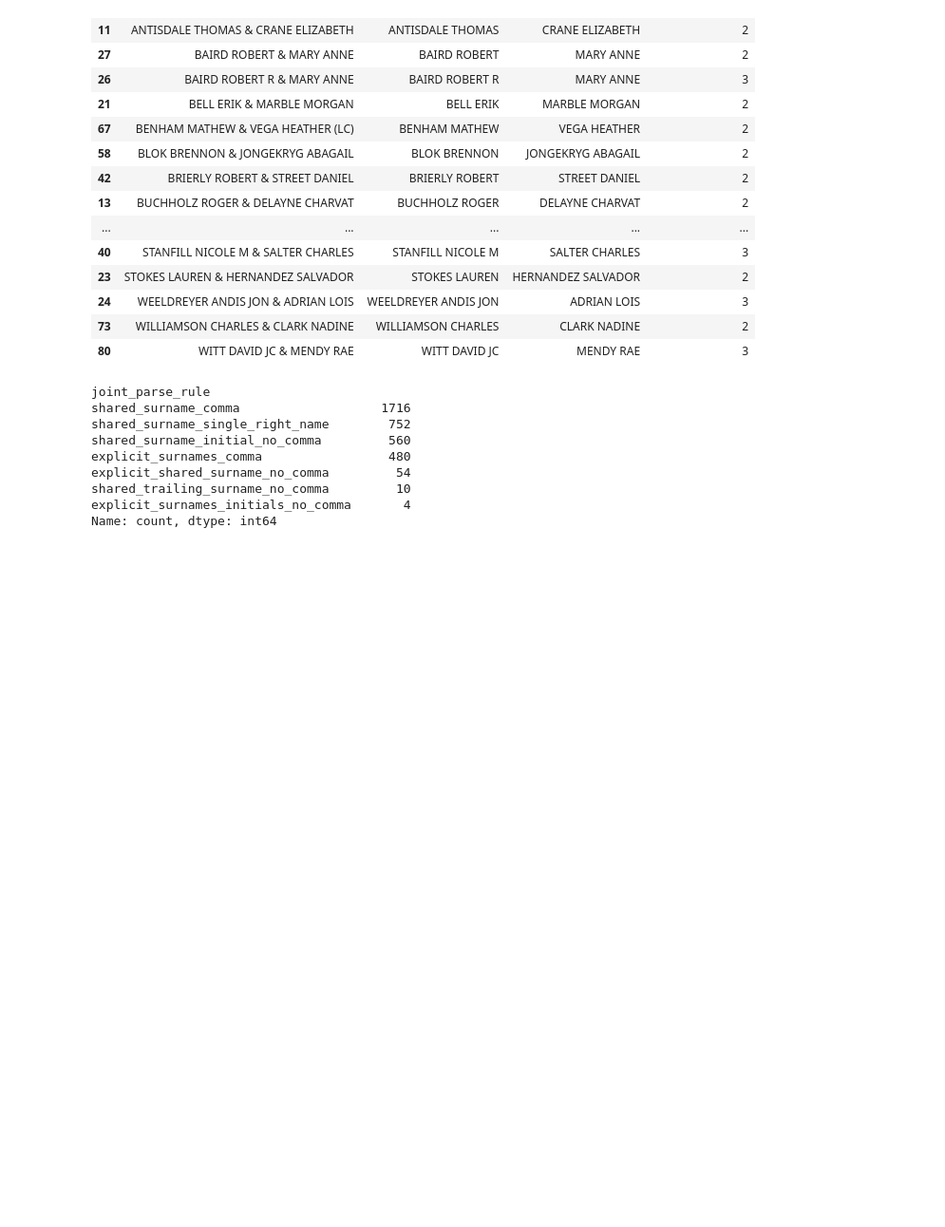
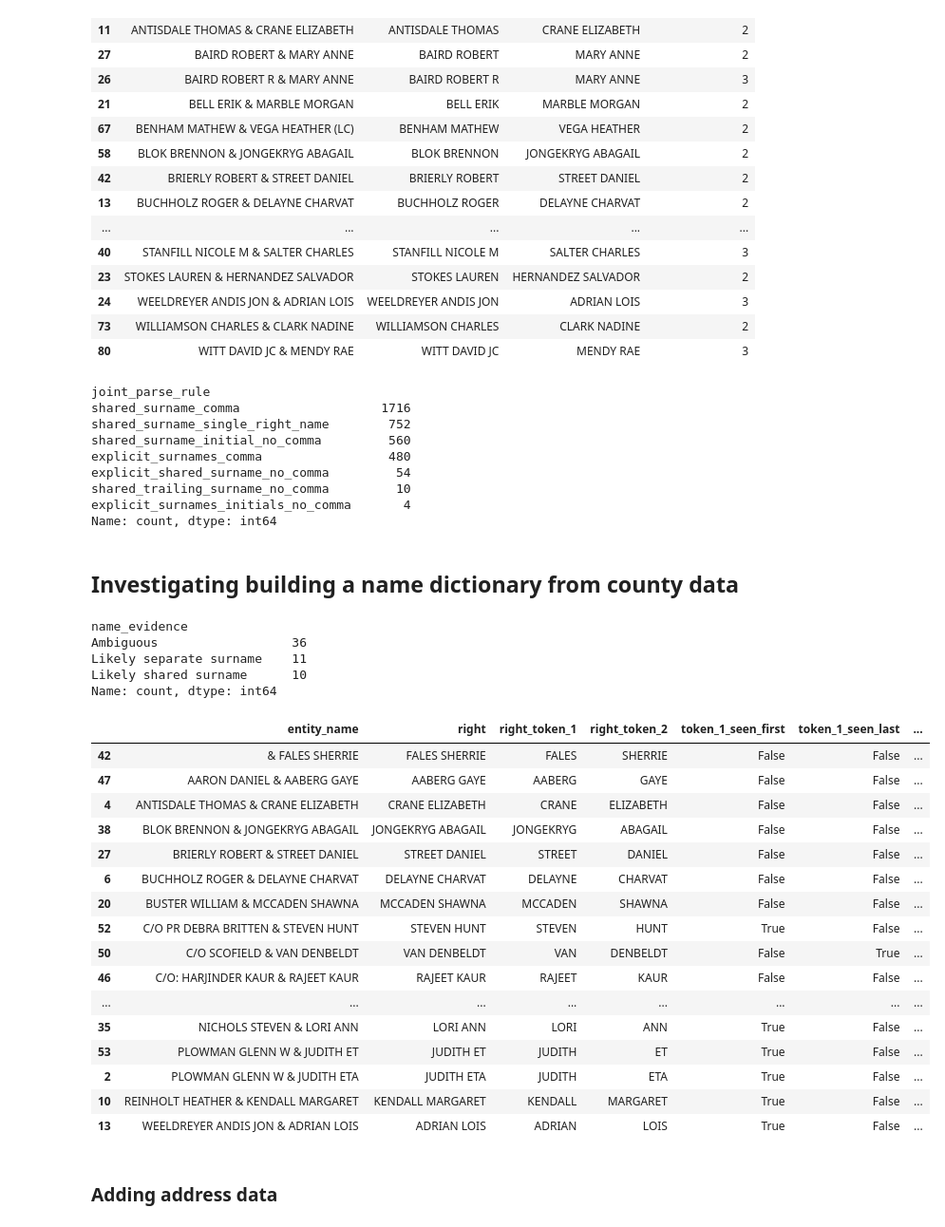
Before and after one commit to mattphinney-94/kzoo_county_project, a Jupyter notebook: Finalized_Entity_Table_Analysis.ipynb, the cells around one changed output. Shown at 95% size. Drawn from its saved outputs; the diff is of its cells as text; code cells hidden in the pictures; blank space fills up the shorter version.

```diff
--- a/Finalized_Entity_Table_Analysis.ipynb
+++ b/Finalized_Entity_Table_Analysis.ipynb
@@ -1574,3 +1574,5 @@ explicit_shared_surname_no_comma         54
 shared_trailing_surname_no_comma         10
 explicit_surnames_initials_no_comma       4
 Name: count, dtype: int64
+# %% [markdown]
+## Investigating building a name dictionary from county data
@@ -1576,0 +1701,49 @@ Name: count, dtype: int64
+# %%
+right_two_full_evidence[
+    "name_evidence"
+].value_counts()
+# %% [output]
+name_evidence
+Ambiguous                  36
+Likely separate surname    11
+Likely shared surname      10
+Name: count, dtype: int64
+# %%
+right_two_full_evidence[
+    [
+        "entity_name",
+        "right",
+        "right_token_1",
+        "right_token_2",
+        "token_1_seen_first",
+        "token_1_seen_last",
+        "token_2_seen_first",
+        "token_2_seen_last",
+        "name_evidence"
+    ]
+].sort_values(
+    [
+        "name_evidence",
+        "entity_name"
+    ]
+)
+# %% [output]
+|  | entity_name | right | right_token_1 | right_token_2 | token_1_seen_first | token_1_seen_last | ... |
+| 42 | & FALES SHERRIE | FALES SHERRIE | FALES | SHERRIE | False | False | ... |
+| 47 | AARON DANIEL & AABERG GAYE | AABERG GAYE | AABERG | GAYE | False | False | ... |
+| 4 | ANTISDALE THOMAS & CRANE ELIZABETH | CRANE ELIZABETH | CRANE | ELIZABETH | False | False | ... |
+| 38 | BLOK BRENNON & JONGEKRYG ABAGAIL | JONGEKRYG ABAGAIL | JONGEKRYG | ABAGAIL | False | False | ... |
+| 27 | BRIERLY ROBERT & STREET DANIEL | STREET DANIEL | STREET | DANIEL | False | False | ... |
+| 6 | BUCHHOLZ ROGER & DELAYNE CHARVAT | DELAYNE CHARVAT | DELAYNE | CHARVAT | False | False | ... |
+| 20 | BUSTER WILLIAM & MCCADEN SHAWNA | MCCADEN SHAWNA | MCCADEN | SHAWNA | False | False | ... |
+| 52 | C/O PR DEBRA BRITTEN & STEVEN HUNT | STEVEN HUNT | STEVEN | HUNT | True | False | ... |
+| 50 | C/O SCOFIELD & VAN DENBELDT | VAN DENBELDT | VAN | DENBELDT | False | True | ... |
+| 46 | C/O: HARJINDER KAUR & RAJEET KAUR | RAJEET KAUR | RAJEET | KAUR | False | False | ... |
+| ... | ... | ... | ... | ... | ... | ... | ... |
+| 35 | NICHOLS STEVEN & LORI ANN | LORI ANN | LORI | ANN | True | False | ... |
+| 53 | PLOWMAN GLENN W & JUDITH ET | JUDITH ET | JUDITH | ET | True | False | ... |
+| 2 | PLOWMAN GLENN W & JUDITH ETA | JUDITH ETA | JUDITH | ETA | True | False | ... |
+| 10 | REINHOLT HEATHER & KENDALL MARGARET | KENDALL MARGARET | KENDALL | MARGARET | True | False | ... |
+| 13 | WEELDREYER ANDIS JON & ADRIAN LOIS | ADRIAN LOIS | ADRIAN | LOIS | True | False | ... |
+# %% [markdown]
+### Adding address data
```
Also changed, not shown: parts of 33 cells of this notebook, 1 other file.
